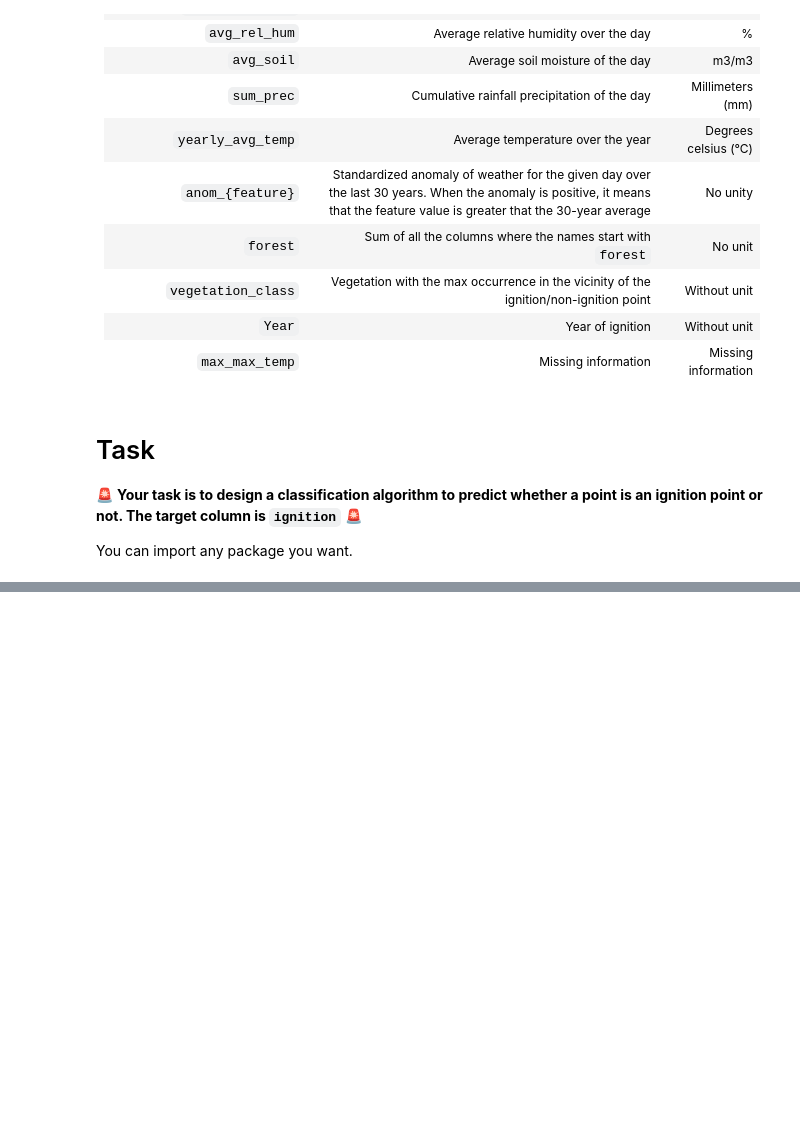
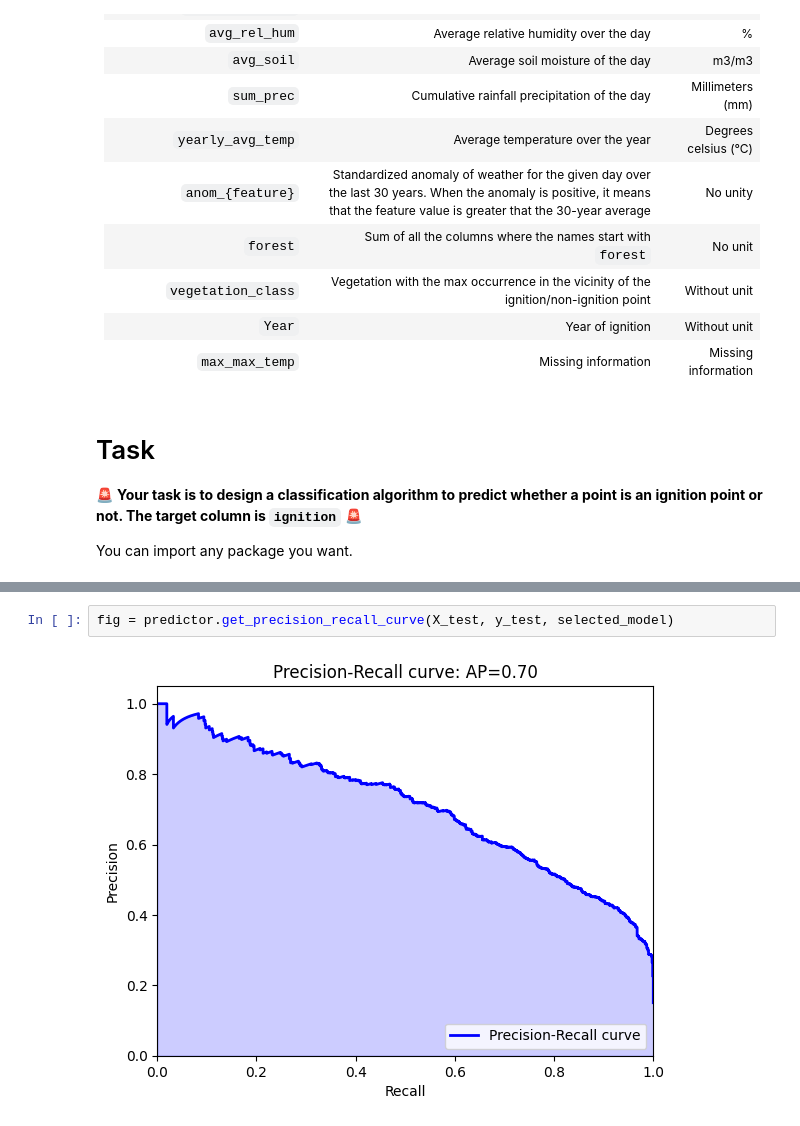
Before and after one commit to daltunay/descartes-data-sci, a Jupyter notebook: 03-classification_ignition_points.ipynb, the cells around one changed output, grey strips where cells are left out. Cells and saved outputs as stored; diff of their text form; blank space fills up the shorter version.

```diff
--- a/03-classification_ignition_points.ipynb
+++ b/03-classification_ignition_points.ipynb
@@ -125 +166,5 @@ selected_model = model_dict.get("XGBClassifier")
+# %%
+fig = predictor.get_precision_recall_curve(X_test, y_test, selected_model)
+# %% [output]
+[figure, added]
 # %%
```
Also changed, not shown: parts of 10 cells of this notebook, 2 other files.
